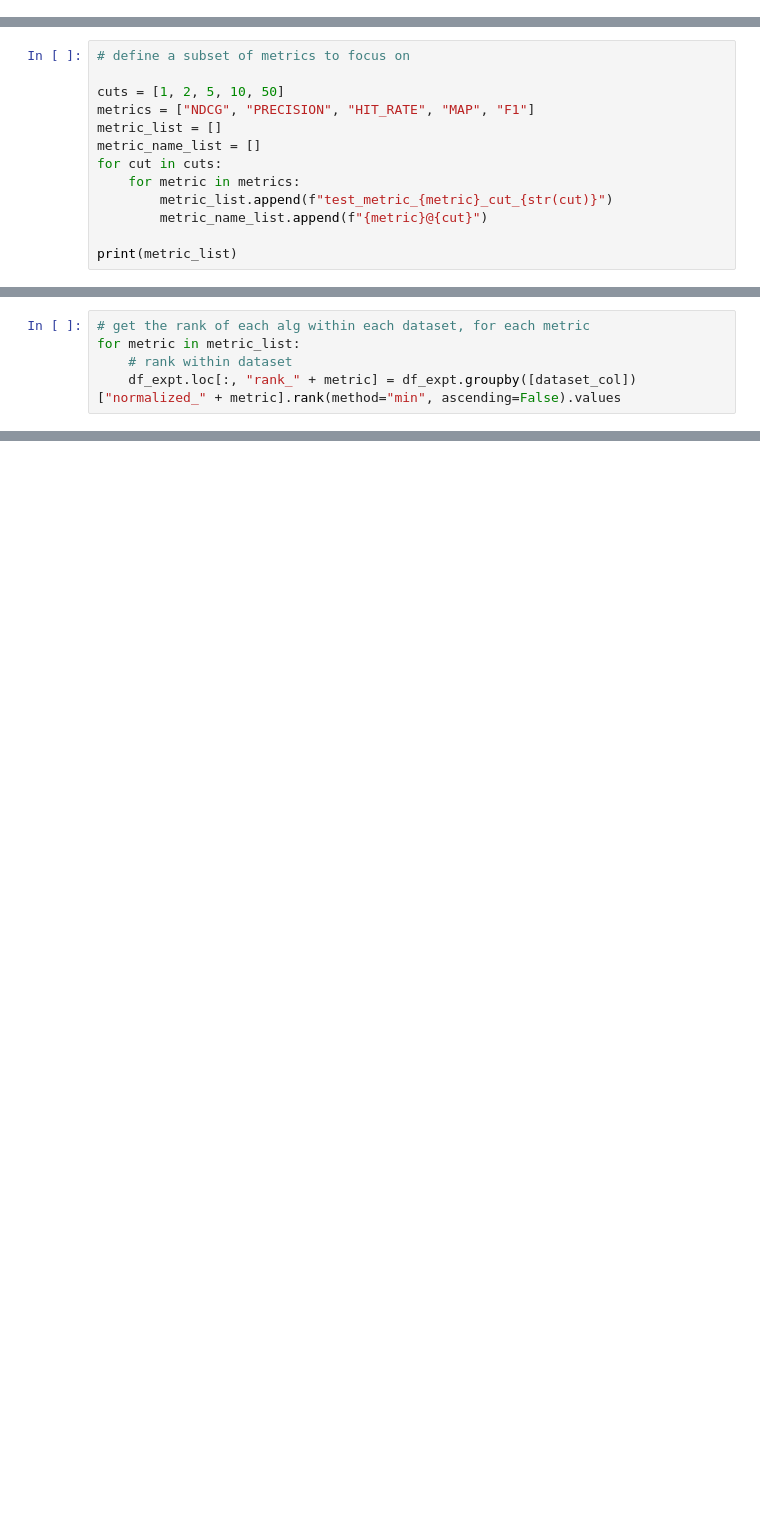
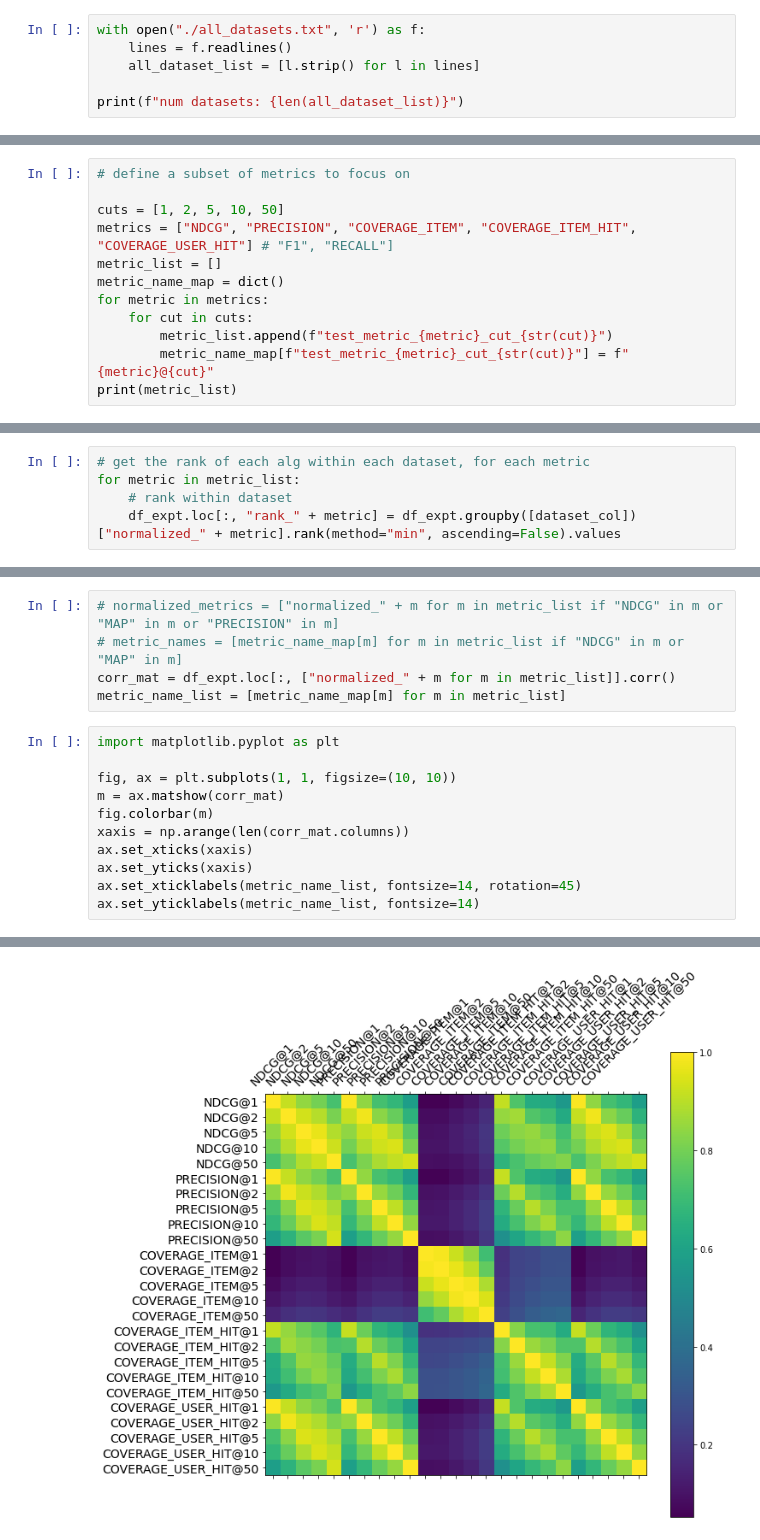
Before and after one commit to naszilla/reczilla, a Jupyter notebook: notebooks/best_alg_performance_tables.ipynb, the cells around one changed output, grey strips where cells are left out. Cells and saved outputs as stored; diff of their text form; blank space fills up the shorter version.

```diff
--- a/notebooks/best_alg_performance_tables.ipynb
+++ b/notebooks/best_alg_performance_tables.ipynb
@@ -18,0 +14,6 @@ df.head()
+# %%
+with open("./all_datasets.txt", 'r') as f:
+    lines = f.readlines()
+    all_dataset_list = [l.strip() for l in lines]
+
+print(f"num datasets: {len(all_dataset_list)}")
@@ -22,13 +74,12 @@ df.head()
 # define a subset of metrics to focus on
 
 cuts = [1, 2, 5, 10, 50]
-metrics = ["NDCG", "PRECISION", "HIT_RATE", "MAP", "F1"]
+metrics = ["NDCG", "PRECISION", "COVERAGE_ITEM", "COVERAGE_ITEM_HIT", "COVERAGE_USER_HIT"] # "F1", "RECALL"]
 metric_list = []
-metric_name_list = []
-for cut in cuts:
-    for metric in metrics:
+metric_name_map = dict()
+for metric in metrics:
+    for cut in cuts:
         metric_list.append(f"test_metric_{metric}_cut_{str(cut)}")
-        metric_name_list.append(f"{metric}@{cut}")
-
+        metric_name_map[f"test_metric_{metric}_cut_{str(cut)}"] = f"{metric}@{cut}"
 print(metric_list)
 # %% [output]
@@ -101,0 +155,17 @@ for metric in metric_list:
+# %%
+# normalized_metrics = ["normalized_" + m for m in metric_list if "NDCG" in m or "MAP" in m or "PRECISION" in m]
+# metric_names = [metric_name_map[m] for m in metric_list if "NDCG" in m or "MAP" in m]
+corr_mat = df_expt.loc[:, ["normalized_" + m for m in metric_list]].corr()
+metric_name_list = [metric_name_map[m] for m in metric_list]
+# %%
+import matplotlib.pyplot as plt
+
+fig, ax = plt.subplots(1, 1, figsize=(10, 10))
+m = ax.matshow(corr_mat)
+fig.colorbar(m)
+xaxis = np.arange(len(corr_mat.columns))
+ax.set_xticks(xaxis)
+ax.set_yticks(xaxis)
+ax.set_xticklabels(metric_name_list, fontsize=14, rotation=45)
+ax.set_yticklabels(metric_name_list, fontsize=14)
+# %% [output]
@@ -101,0 +189 @@ for metric in metric_list:
+[figure, added]
```
Also changed, not shown: parts of 32 cells of this notebook, 2 other files.
